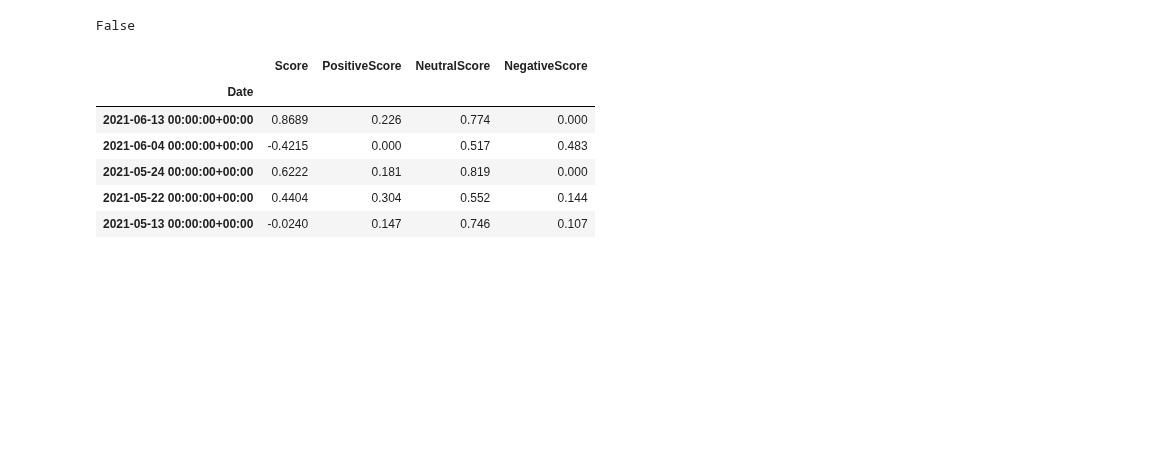
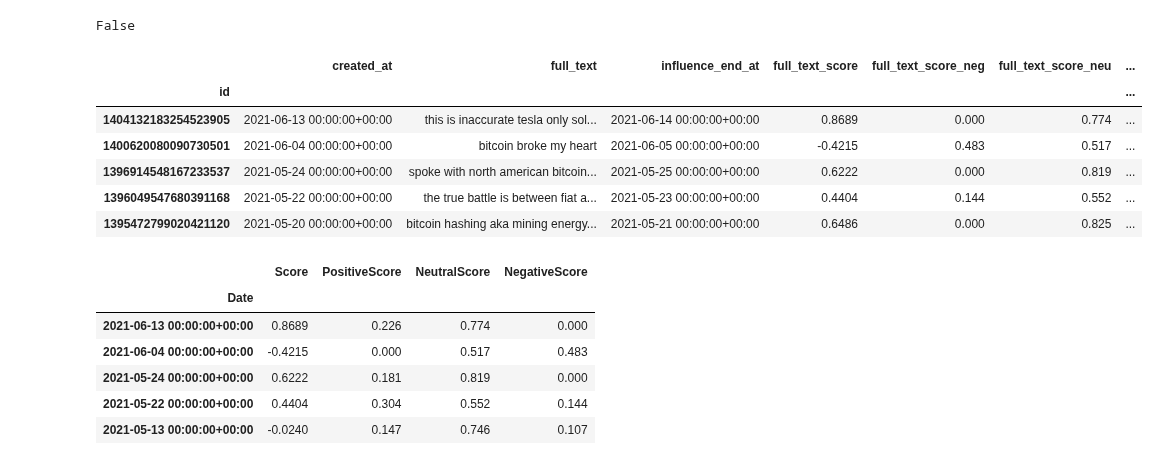
Before and after one commit to prbpedro/tcc_puc, a Jupyter notebook: src/1_pre_processing_em_tweets.ipynb, the cells around one changed output. Saved outputs shown, nothing was run; the diff lists cells and outputs as text; code cells hidden in the pictures; blank space fills up the shorter version.

```diff
--- a/src/1_pre_processing_em_tweets.ipynb
+++ b/src/1_pre_processing_em_tweets.ipynb
@@ -86,20 +86,30 @@ df['influence_end_at'] = df['influence_end_at'].dt.normalize()
 # %%
 # Creating full_text_score column with the compound value of the sentimental analisys of each tweet
 
 analyzer = SentimentIntensityAnalyzer()
 score_full_text = lambda x: analyzer.polarity_scores(x)['compound']
 score_neg_full_text = lambda x: analyzer.polarity_scores(x)['neg']
 score_neu_full_text = lambda x: analyzer.polarity_scores(x)['neu']
 score_pos_full_text = lambda x: analyzer.polarity_scores(x)['pos']
 
 df['full_text_score'] = None
 df['full_text_score_neg'] = None
 df['full_text_score_neu'] = None
 df['full_text_score_pos'] = None
 df['full_text_score'] = df['full_text'].map(score_full_text)
 df['full_text_score_neg'] = df['full_text'].map(score_neg_full_text)
 df['full_text_score_neu'] = df['full_text'].map(score_neu_full_text)
 df['full_text_score_pos'] = df['full_text'].map(score_pos_full_text)
+
+df.head()
+# %% [output]
+|  | created_at | full_text | influence_end_at | full_text_score | full_text_score_neg | full_text_score_neu | ... |
+| id |  |  |  |  |  |  | ... |
+| 1404132183254523905 | 2021-06-13 00:00:00+00:00 | this is inaccurate tesla only sol... | 2021-06-14 00:00:00+00:00 | 0.8689 | 0.000 | 0.774 | ... |
+| 1400620080090730501 | 2021-06-04 00:00:00+00:00 | bitcoin broke my heart | 2021-06-05 00:00:00+00:00 | -0.4215 | 0.483 | 0.517 | ... |
+| 1396914548167233537 | 2021-05-24 00:00:00+00:00 | spoke with north american bitcoin... | 2021-05-25 00:00:00+00:00 | 0.6222 | 0.000 | 0.819 | ... |
+| 1396049547680391168 | 2021-05-22 00:00:00+00:00 | the true battle is between fiat a... | 2021-05-23 00:00:00+00:00 | 0.4404 | 0.144 | 0.552 | ... |
+| 1395472799020421120 | 2021-05-20 00:00:00+00:00 | bitcoin hashing aka mining energy... | 2021-05-21 00:00:00+00:00 | 0.6486 | 0.000 | 0.825 | ... |
 # %%
 # Duplicating rows that contains differents created_at and influence_end_at column values
 
```
Also changed, not shown: 1 other file.
